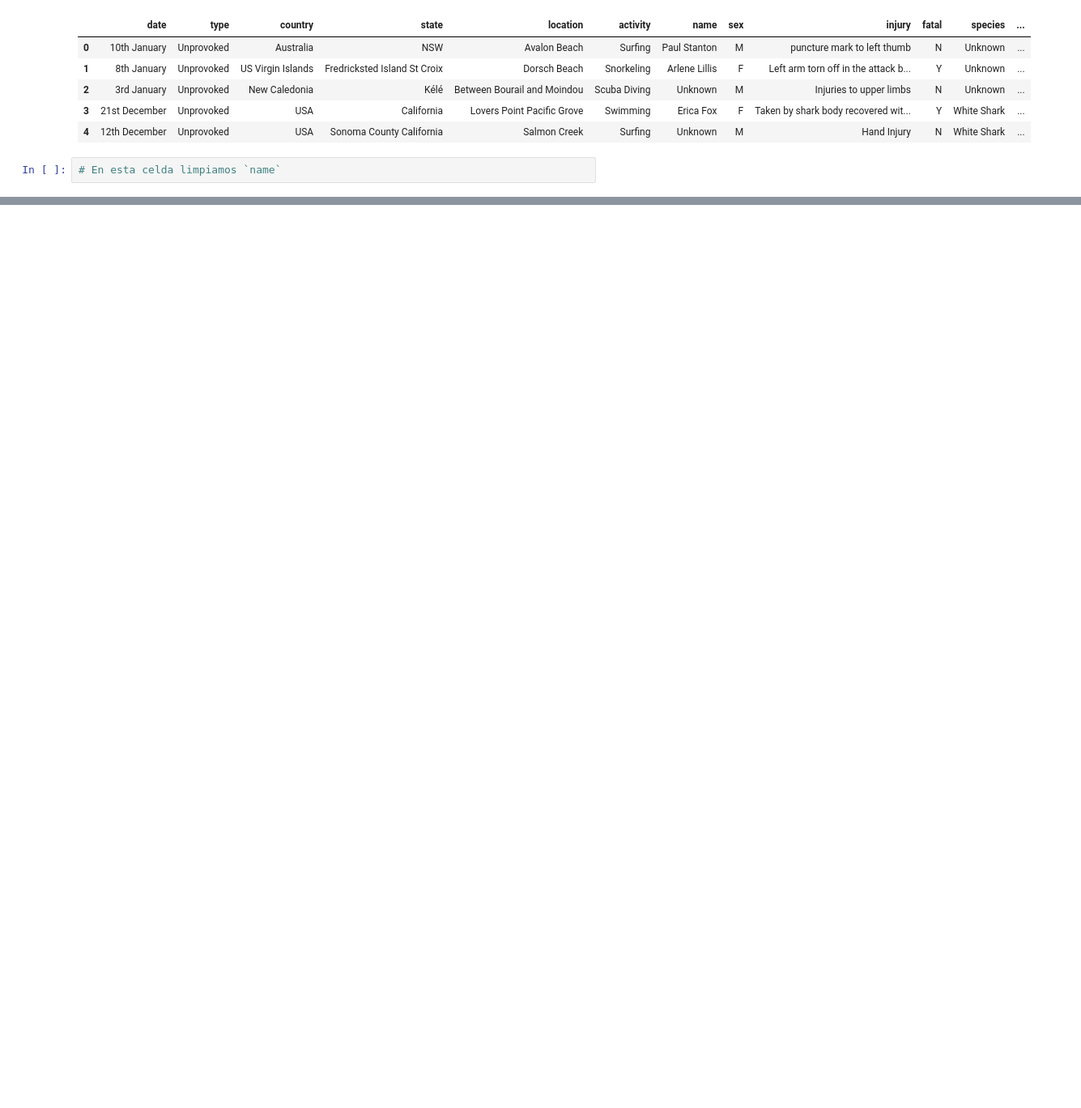
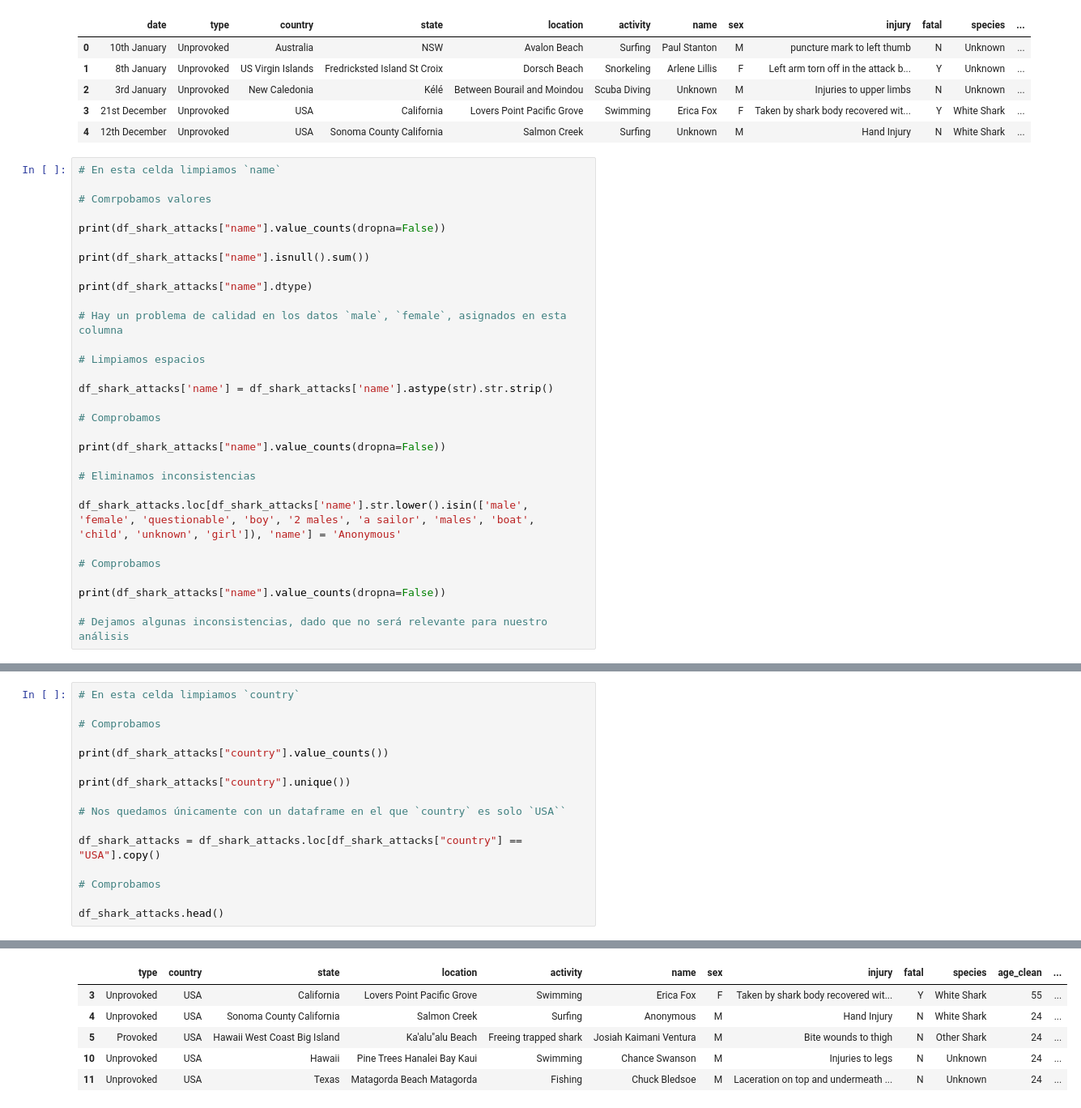
Before and after one commit to juaruibel/shark-attacks-manuel-juanjo, a Jupyter notebook: notebook_limpio.ipynb, the cells around one changed output, grey strips where cells are left out. Shown at 81% size. Cells and saved outputs as stored; diff of their text form; blank space fills up the shorter version.

```diff
--- a/notebook_limpio.ipynb
+++ b/notebook_limpio.ipynb
@@ -368,3 +372,31 @@ Questionable    2992
 | 4 | 12th December | Unprovoked | USA | Sonoma County California | Salmon Creek | Surfing | Unknown | M | Hand Injury | N | White Shark | ... |
 # %%
 # En esta celda limpiamos `name`
+
+# Comrpobamos valores
+
+print(df_shark_attacks["name"].value_counts(dropna=False))
+
+print(df_shark_attacks["name"].isnull().sum())
+
+print(df_shark_attacks["name"].dtype)
+
+# Hay un problema de calidad en los datos `male`, `female`, asignados en esta columna
+
+# Limpiamos espacios
+
+df_shark_attacks['name'] = df_shark_attacks['name'].astype(str).str.strip()
+
+# Comprobamos
+
+print(df_shark_attacks["name"].value_counts(dropna=False))
+
+# Eliminamos inconsistencias
+
+df_shark_attacks.loc[df_shark_attacks['name'].str.lower().isin(['male', 'female', 'questionable', 'boy', '2 males', 'a sailor', 'males', 'boat', 'child', 'unknown', 'girl']), 'name'] = 'Anonymous'
+
+# Comprobamos
+
+print(df_shark_attacks["name"].value_counts(dropna=False))
+
+# Dejamos algunas inconsistencias, dado que no será relevante para nuestro análisis
@@ -370,0 +481,17 @@ Questionable    2992
+# %%
+# En esta celda limpiamos `country`
+
+# Comprobamos
+
+print(df_shark_attacks["country"].value_counts())
+
+print(df_shark_attacks["country"].unique())
+
+# Nos quedamos únicamente con un dataframe en el que `country` es solo `USA``
+
+df_shark_attacks = df_shark_attacks.loc[df_shark_attacks["country"] == "USA"].copy()
+
+# Comprobamos
+
+df_shark_attacks.head()
+# %% [output]
@@ -370,0 +515,6 @@ Questionable    2992
+|  | type | country | state | location | activity | name | sex | injury | fatal | species | age_clean | ... |
+| 3 | Unprovoked | USA | California | Lovers Point Pacific Grove | Swimming | Erica Fox | F | Taken by shark body recovered wit... | Y | White Shark | 55 | ... |
+| 4 | Unprovoked | USA | Sonoma County California | Salmon Creek | Surfing | Anonymous | M | Hand Injury | N | White Shark | 24 | ... |
+| 5 | Provoked | USA | Hawaii West Coast Big Island | Ka'alu"alu Beach | Freeing trapped shark | Josiah Kaimani Ventura | M | Bite wounds to thigh | N | Other Shark | 24 | ... |
+| 10 | Unprovoked | USA | Hawaii | Pine Trees Hanalei Bay Kaui | Swimming | Chance Swanson | M | Injuries to legs | N | Unknown | 24 | ... |
+| 11 | Unprovoked | USA | Texas | Matagorda Beach Matagorda | Fishing | Chuck Bledsoe | M | Laceration on top and undermeath ... | N | Unknown | 24 | ... |
```
Also changed, not shown: parts of 9 cells of this notebook.
